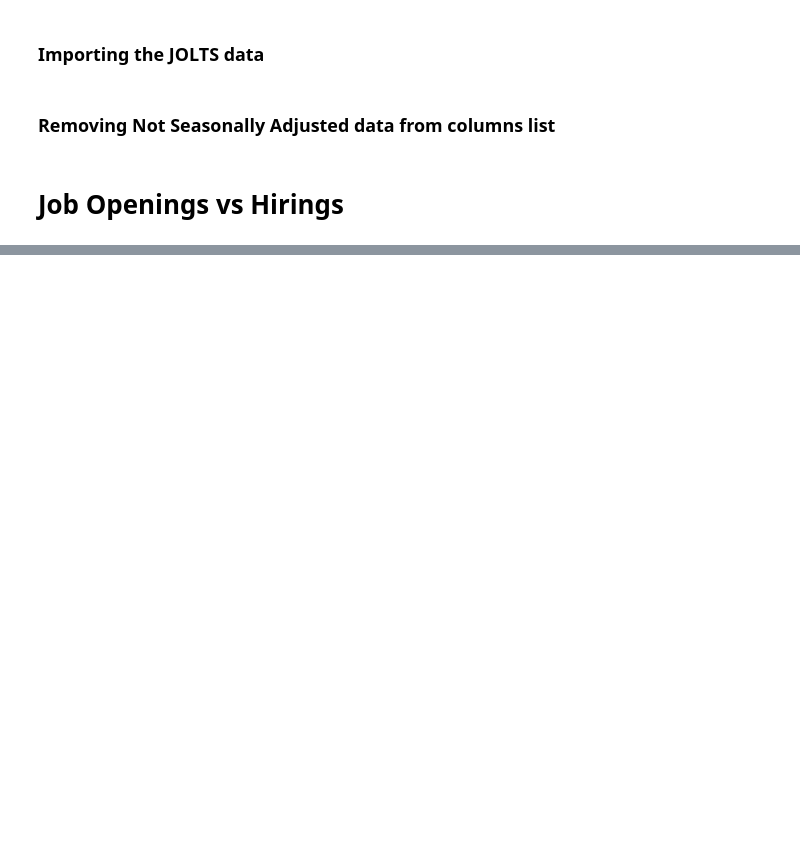
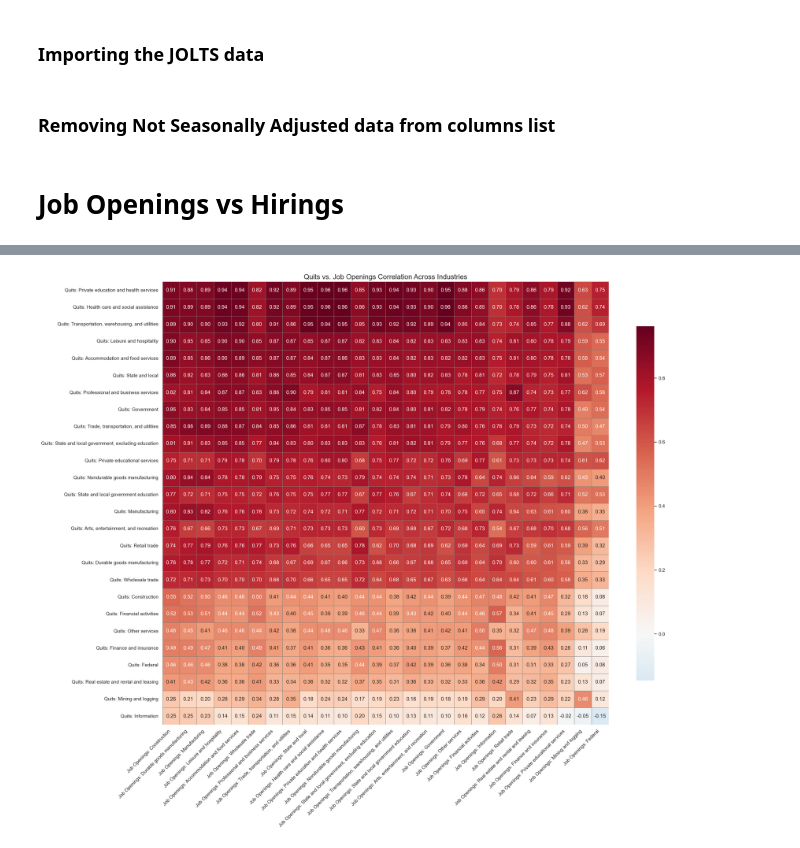
Before and after one commit to Sameer-Sethuram/SwYtch-Team-Monkey, a Jupyter notebook: JOLTS_eda_2.ipynb, the cells around one changed output, grey strips where cells are left out. Cells and saved outputs as stored; diff of their text form; code cells hidden in the pictures; blank space fills up the shorter version.

```diff
--- a/JOLTS_eda_2.ipynb
+++ b/JOLTS_eda_2.ipynb
@@ -72,0 +79,39 @@ plt.show()
+# %%
+import re
+
+def clean_column_name(label):
+    match = re.match(r'^(.*?)-', label)
+    if match:
+        return match.group(1).strip()
+    return label  # fallback if no hyphen found
+# %%
+quits_df = jolts_counts[[col for col in count_columns_by_element['Quits'] if 'Total' not in col]]
+
+# Initialize the cross-correlation matrix
+cross_corr_matrix_quits_jo = pd.DataFrame(index=quits_df.columns, columns=job_openings_df.columns)
+for q_col in quits_df.columns:
+    for jo_col in job_openings_df.columns:
+        correlation = quits_df[q_col].corr(job_openings_df[jo_col])
+        cross_corr_matrix_quits_jo.loc[q_col, jo_col] = correlation
+# Convert the DataFrame to float
+cross_corr_matrix_quits_jo = cross_corr_matrix_quits_jo.astype(float)
+# Sort rows and columns by average correlation
+sorted_index_quits = cross_corr_matrix_quits_jo.mean(axis=1).sort_values(ascending=False).index
+sorted_columns_jo = cross_corr_matrix_quits_jo.mean(axis=0).sort_values(ascending=False).index
+cross_corr_matrix_quits_jo = cross_corr_matrix_quits_jo.loc[sorted_index_quits, sorted_columns_jo]
+
+# Simplify the labels for better readability
+cross_corr_matrix_quits_jo.index = [clean_column_name(label) for label in cross_corr_matrix_quits_jo.index]
+cross_corr_matrix_quits_jo.columns = [clean_column_name(label) for label in cross_corr_matrix_quits_jo.columns]
+
+# Plot the heatmap
+sns.set(style="whitegrid")
+plt.figure(figsize=(22, 18))
+sns.heatmap(cross_corr_matrix_quits_jo, annot=True, fmt=".2f", cmap='RdBu_r', center=0, linewidths=0.5, linecolor='gray', cbar_kws={"shrink": 0.8})
+plt.title('Quits vs. Job Openings Correlation Across Industries', fontsize=16)
+plt.xticks(rotation=45, ha='right')
+plt.yticks(rotation=0)
+plt.tight_layout()
+plt.show()
+# %% [output]
+[figure, added]
```
Also changed, not shown: parts of 3 cells of this notebook, 1 other file.
